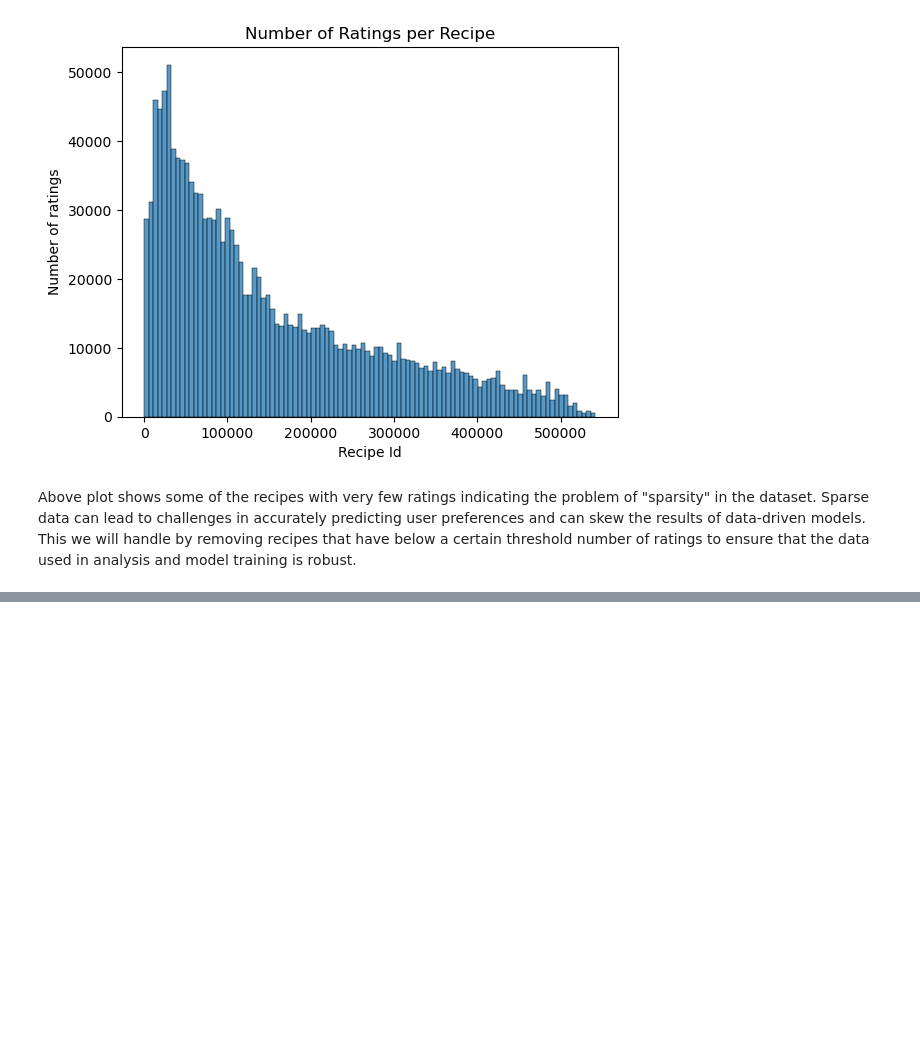
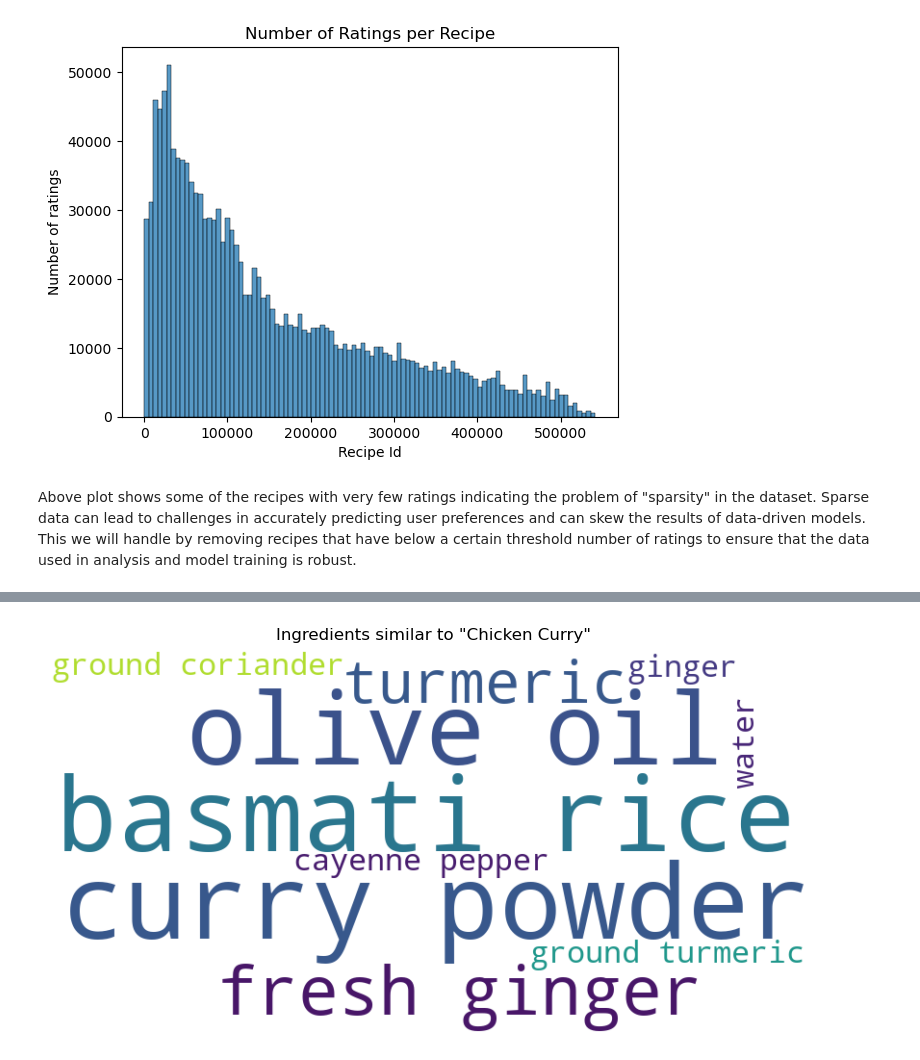
Before and after one commit to seema469/AAI_510_Team8_FinalProject, a Jupyter notebook: Final Project Section3-Team 8.ipynb, the cells around one changed output, grey strips where cells are left out. Saved outputs shown, nothing was run; the diff lists cells and outputs as text; code cells hidden in the pictures; blank space fills up the shorter version.

```diff
--- a/Final Project Section3-Team 8.ipynb
+++ b/Final Project Section3-Team 8.ipynb
@@ -191,0 +374,3 @@ for p in plots:
+# %%
+# Dictionary of all recipes
+all_recipes = recipe_reviews_df.set_index('RecipeId')['RecipeIngredientParts'].to_dict()
@@ -191,0 +461,6 @@ for p in plots:
+# %%
+# Convert target recipe into a vector
+target_recipe_Id = recipe  # 4684
+
+# Target recipe is first recipe of matching id list
+target_recipe_name =recipe_reviews_df[recipe_reviews_df['RecipeId'] == target_recipe_Id]['Name'].unique()
@@ -191,0 +557,21 @@ for p in plots:
+# %%
+# Visualize the target recipe's ingredient frequency in the trained model
+
+from wordcloud import WordCloud
+# Calculate the centroid vector
+centroid_vector = np.mean([model.wv[word] for word in target_recipe_ingredients if word in model.wv], axis=0)
+# Find words similar to the centroid
+similar_words = model.wv.similar_by_vector(centroid_vector, topn=10)
+similar_words_dict = {word: float(similarity) for word, similarity in similar_words}
+
+# Create a WordCloud
+wordcloud = WordCloud(width=800, height=400, background_color='white').generate_from_frequencies(similar_words_dict)
+
+# Display the WordCloud
+plt.figure(figsize=(10, 5))
+plt.imshow(wordcloud, interpolation='bilinear')
+plt.axis('off')
+plt.title('Ingredients similar to "{}"'.format(" & ".join(target_recipe_name)))
+plt.show()
+# %% [output]
+[figure, added]
```
Also changed, not shown: parts of 56 cells of this notebook.
